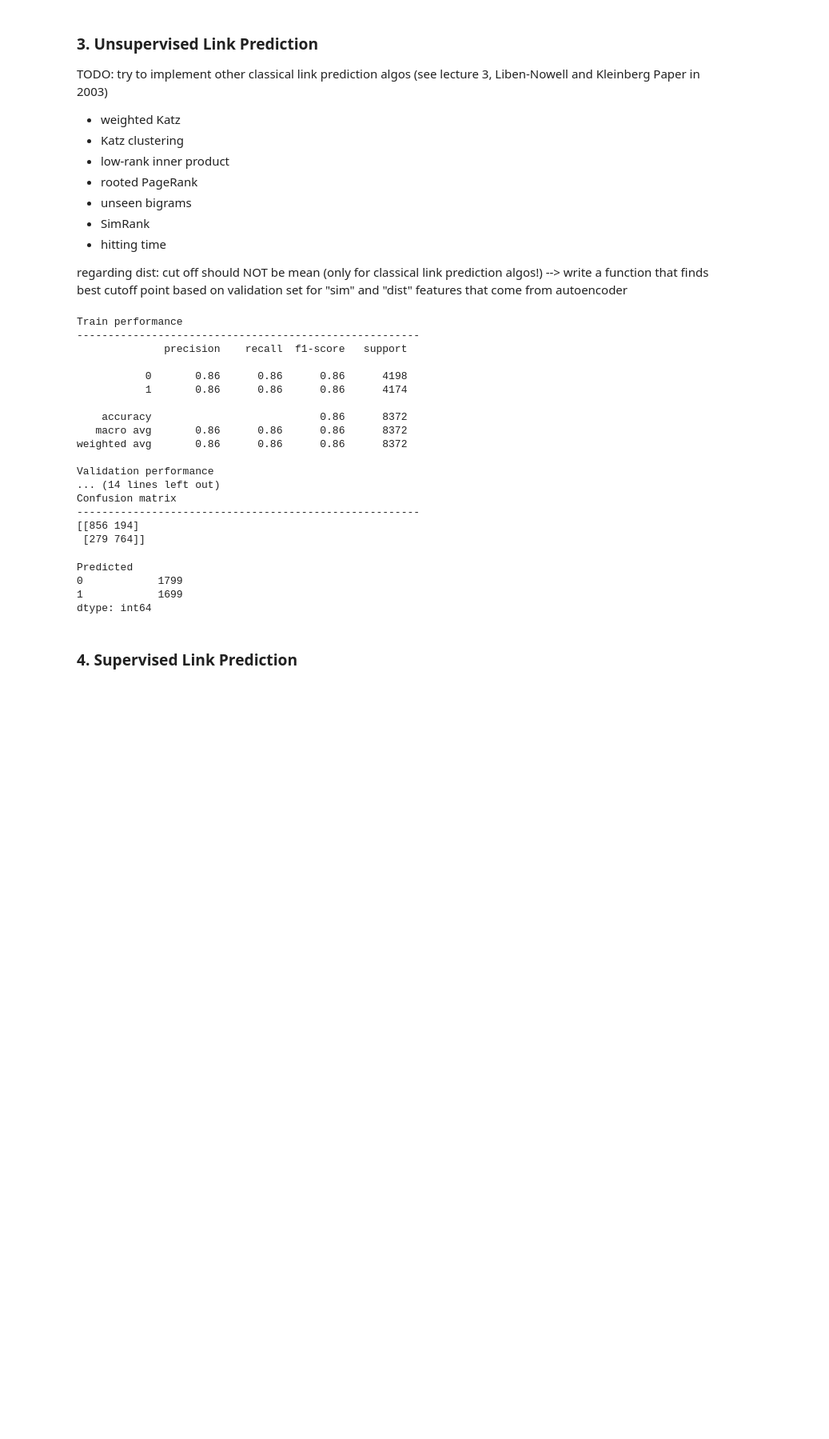
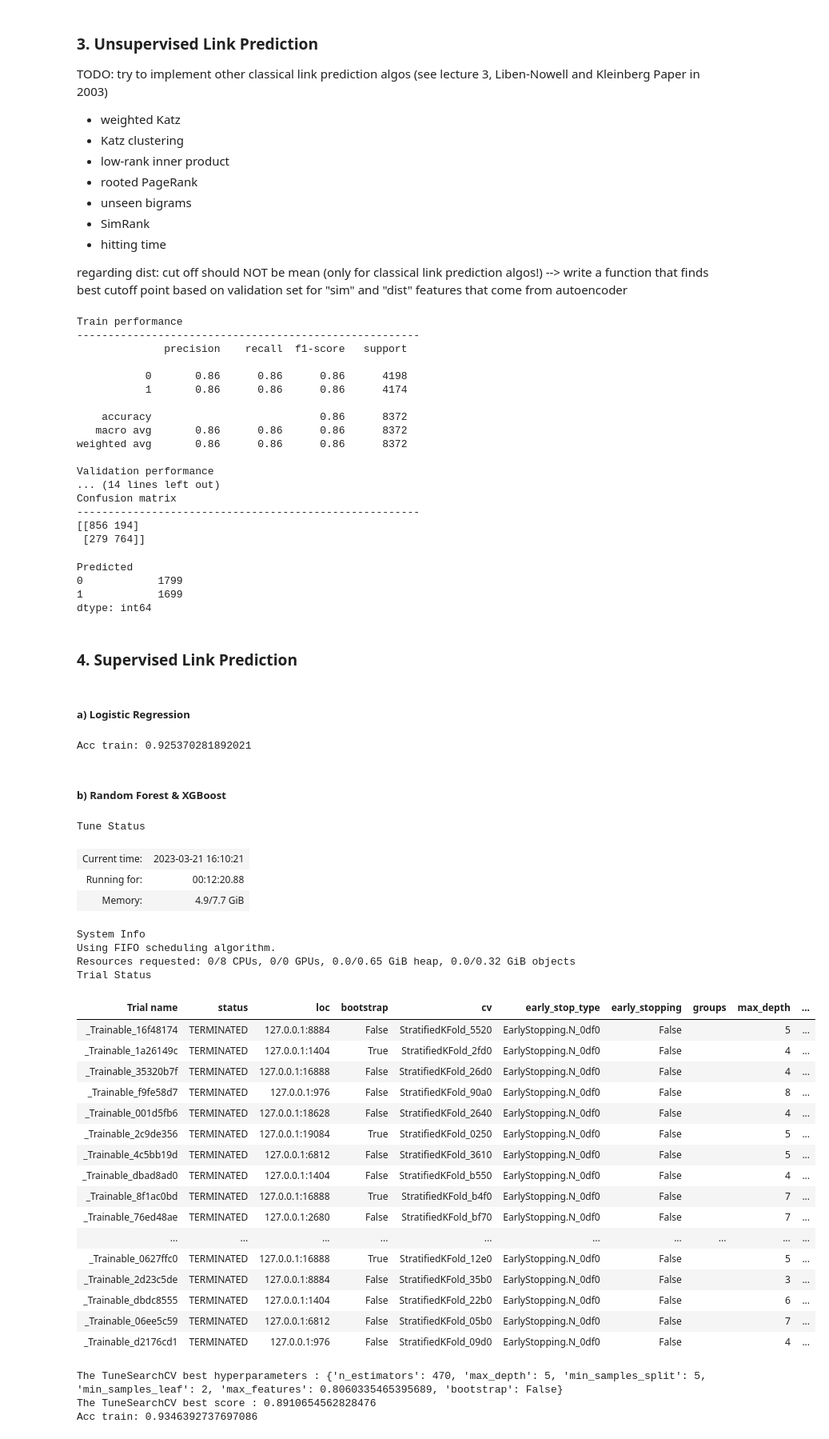
Before and after one commit to lassefschmidt/Network-Science_Challenge, a Jupyter notebook: 2_Link Prediction.ipynb, the cells around one changed output. Shown at 80% size. Drawn from its saved outputs; the diff is of its cells as text; code cells hidden in the pictures; blank space fills up the shorter version.

Commit message:
Supervised models w/ tuning
Implemented logistic, random forest and xgboost with hyperparameter tuning

```diff
--- a/2_Link Prediction.ipynb
+++ b/2_Link Prediction.ipynb
@@ -98,7 +109,7 @@ The graph is connected
 # load best autoencoder
 path = os.path.abspath("")+"\\models\\autoencoder.pt"
 model = VGAE(autoenc.Encoder(data.x.size()[1], 64, 1.5, 5, 0.2, 0.01))
-model.load_state_dict(torch.load(path))
+model.load_state_dict(torch.load(path, map_location=torch.device('cpu')))
 
 # get embeddings of nodes
 embedding = autoenc.get_embeddings(model, data.x, data.trainval_edges)
@@ -129,6 +140,10 @@ test_tf = (test_tf
 X_train, y_train = loadData.split_frame(train_tf)
 X_val, y_val     = loadData.split_frame(val_tf)
 X_test           = loadData.split_frame(test_tf)
+
+# merge to get trainval data
+X_trainval = pd.concat([X_train, X_val])
+y_trainval = pd.concat([y_train, y_val])
 # %%
 # plot correlation with target (first train, then validation)
 for df in [train_tf, val_tf]:
@@ -232,0 +247,16 @@ X_test_xg  =  X_test[[col for col in X_test.columns  if col not in ["CNC", "grap
+# %% [markdown]
+##### a) Logistic Regression
+# %%
+# logistic classifier
+clf = LogisticRegressionCV(max_iter=500, random_state=42)
+clf.fit(X_trainval, y_trainval)
+
+# predict train
+y_trainval_hat = clf.predict(X_trainval)
+# compute accuracy
+acc_train = accuracy_score(y_trainval, y_trainval_hat)
+
+# print performance
+print(f"Acc train: {acc_train}")
+# %% [output]
+Acc train: 0.925370281892021
@@ -232,0 +270,2 @@ X_test_xg  =  X_test[[col for col in X_test.columns  if col not in ["CNC", "grap
+# %% [markdown]
+##### b) Random Forest & XGBoost
@@ -232,0 +295,52 @@ X_test_xg  =  X_test[[col for col in X_test.columns  if col not in ["CNC", "grap
+# %%
+# tuning RandomForestClassifier with 5-fold cv
+tune_search = TuneSearchCV(
+    rdForest_mdl,
+    rdForest_params,
+    search_optimization="hyperopt",
+    n_trials=100,
+    cv=5,
+    early_stopping=False,
+    max_iters=1,
+    verbose=1
+)
+tune_search.fit(X_trainval, y_trainval)
+
+# print tuning results
+print(f'The TuneSearchCV best hyperparameters : {tune_search.best_params_}')
+print(f'The TuneSearchCV best score : {tune_search.best_score_}')
+
+# performance on train set
+y_trainval_hat = tune_search.predict(X_trainval)
+acc_train = accuracy_score(y_trainval, y_trainval_hat)
+
+print(f"Acc train: {acc_train}")
+# %% [output]
+Tune Status
+| Current time: | 2023-03-21 16:10:21 |
+| Running for: | 00:12:20.88 |
+| Memory: | 4.9/7.7 GiB |
+System Info
+Using FIFO scheduling algorithm.
+Resources requested: 0/8 CPUs, 0/0 GPUs, 0.0/0.65 GiB heap, 0.0/0.32 GiB objects
+Trial Status
+| Trial name | status | loc | bootstrap | cv | early_stop_type | early_stopping | groups | max_depth | ... |
+| _Trainable_16f48174 | TERMINATED | 127.0.0.1:8884 | False | StratifiedKFold_5520 | EarlyStopping.N_0df0 | False |  | 5 | ... |
+| _Trainable_1a26149c | TERMINATED | 127.0.0.1:1404 | True | StratifiedKFold_2fd0 | EarlyStopping.N_0df0 | False |  | 4 | ... |
+| _Trainable_35320b7f | TERMINATED | 127.0.0.1:16888 | False | StratifiedKFold_26d0 | EarlyStopping.N_0df0 | False |  | 4 | ... |
+| _Trainable_f9fe58d7 | TERMINATED | 127.0.0.1:976 | False | StratifiedKFold_90a0 | EarlyStopping.N_0df0 | False |  | 8 | ... |
+| _Trainable_001d5fb6 | TERMINATED | 127.0.0.1:18628 | False | StratifiedKFold_2640 | EarlyStopping.N_0df0 | False |  | 4 | ... |
+| _Trainable_2c9de356 | TERMINATED | 127.0.0.1:19084 | True | StratifiedKFold_0250 | EarlyStopping.N_0df0 | False |  | 5 | ... |
+| _Trainable_4c5bb19d | TERMINATED | 127.0.0.1:6812 | False | StratifiedKFold_3610 | EarlyStopping.N_0df0 | False |  | 5 | ... |
+| _Trainable_dbad8ad0 | TERMINATED | 127.0.0.1:1404 | False | StratifiedKFold_b550 | EarlyStopping.N_0df0 | False |  | 4 | ... |
+| _Trainable_8f1ac0bd | TERMINATED | 127.0.0.1:16888 | True | StratifiedKFold_b4f0 | EarlyStopping.N_0df0 | False |  | 7 | ... |
+| _Trainable_76ed48ae | TERMINATED | 127.0.0.1:2680 | False | StratifiedKFold_bf70 | EarlyStopping.N_0df0 | False |  | 7 | ... |
+| ... | ... | ... | ... | ... | ... | ... | ... | ... | ... |
+| _Trainable_0627ffc0 | TERMINATED | 127.0.0.1:16888 | True | StratifiedKFold_12e0 | EarlyStopping.N_0df0 | False |  | 5 | ... |
+| _Trainable_2d23c5de | TERMINATED | 127.0.0.1:8884 | False | StratifiedKFold_35b0 | EarlyStopping.N_0df0 | False |  | 3 | ... |
+| _Trainable_dbdc8555 | TERMINATED | 127.0.0.1:1404 | False | StratifiedKFold_22b0 | EarlyStopping.N_0df0 | False |  | 6 | ... |
+| _Trainable_06ee5c59 | TERMINATED | 127.0.0.1:6812 | False | StratifiedKFold_05b0 | EarlyStopping.N_0df0 | False |  | 7 | ... |
+| _Trainable_d2176cd1 | TERMINATED | 127.0.0.1:976 | False | StratifiedKFold_09d0 | EarlyStopping.N_0df0 | False |  | 4 | ... |
+The TuneSearchCV best hyperparameters : {'n_estimators': 470, 'max_depth': 5, 'min_samples_split': 5, 'min_samples_leaf': 2, 'max_features': 0.8060335465395689, 'bootstrap': False}
+The TuneSearchCV best score : 0.8910654562828476
+Acc train: 0.9346392737697086
```
Also changed, not shown: parts of 12 cells of this notebook.
